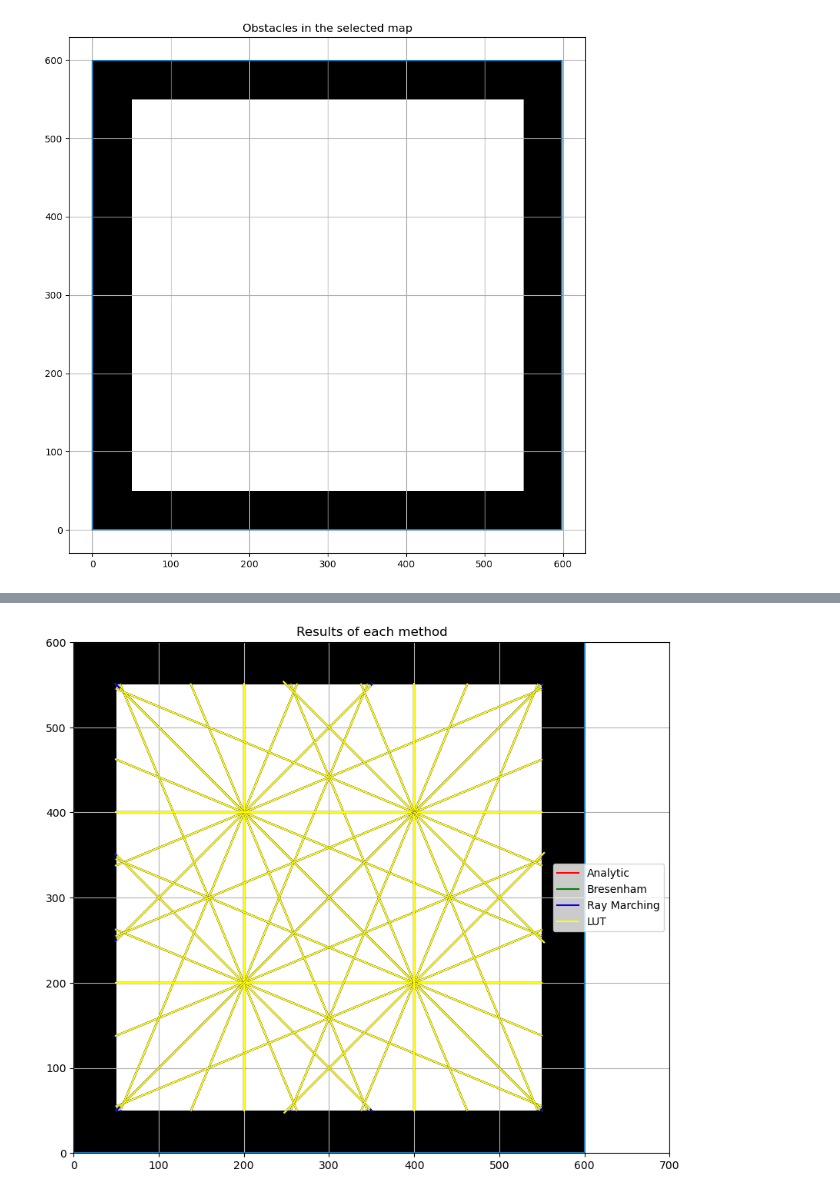
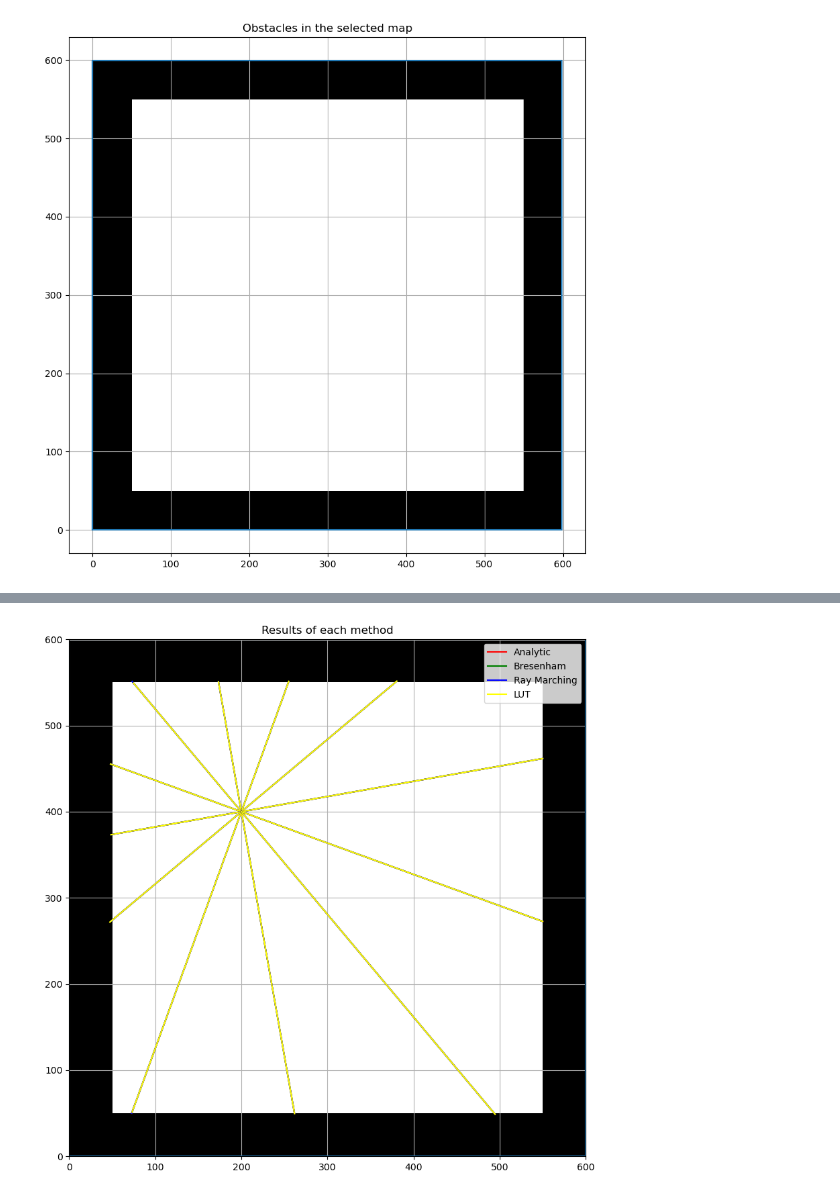
Before and after one commit to tianyilim/range_libc, a Jupyter notebook: benchmarking/comparing_rangelib_methods.ipynb, the cells around one changed output, grey strips where cells are left out. Drawn from its saved outputs; the diff is of its cells as text; code cells hidden in the pictures.

```diff
--- a/benchmarking/comparing_rangelib_methods.ipynb
+++ b/benchmarking/comparing_rangelib_methods.ipynb
@@ -47,7 +47,7 @@ Image.fromarray(corner_map).save(
 # Define global params
 plt.rcParams['figure.figsize'] = [10, 10]
 
-MAX_RANGE_ALL_METHODS = 1000.0
+MAX_RANGE_ALL_METHODS = 600.0
 
 # choose the map
 SELECTED_MAP_PATH = BOX_MAP
@@ -99,5 +131,7 @@ def batchCalcRangeAnglesAnalytic(obstacles, queryPoses, queryAngles):
 # %%
 # Setup the range methods
+GLT_THETA_DISCRETIZATION = 181
+
 testOMap = rangelib.OMap(SELECTED_MAP_PATH)
 testDistanceTransform = rangelib.DistanceTransform(testOMap)
 testBresenhams = rangelib.Bresenham(
@@ -105,12 +139,12 @@ testBresenhams = rangelib.Bresenham(
 testRayMarching = rangelib.RayMarching(
     testDistanceTransform, MAX_RANGE_ALL_METHODS)
 testGiantLookup = rangelib.GiantLUT(
-    testDistanceTransform, MAX_RANGE_ALL_METHODS, 180)
+    testDistanceTransform, MAX_RANGE_ALL_METHODS, GLT_THETA_DISCRETIZATION)
 # %%
 # define a grid of particle poses and query angles
-queryX = np.linspace(300-100, 300+100, 2, endpoint=True)
-queryY = np.linspace(300-100, 300+100, 2, endpoint=True)
-queryTheta = np.linspace(0.0, 2*np.pi, 16, endpoint=False)
+queryX = np.linspace(200, 200, 1, endpoint=True)
+queryY = np.linspace(400, 400, 1, endpoint=True)
+queryTheta = np.linspace(0.0, 2*np.pi, 12, endpoint=False)
 
 # make into np array that is acceptable by rangelib
 queryList = []
@@ -122,11 +156,17 @@ for x in queryX:
 queryPoses = np.array(queryList, dtype=np.single).transpose()
 
 # define a grid of query angles
-queryAngleTheta = np.linspace(0.0, 2*np.pi, 1, endpoint=False)
+queryAngleTheta = np.linspace(np.radians(10.0), 2*np.pi, 1, endpoint=False)
 queryAngles = np.array(queryAngleTheta, dtype=np.single)
 
 print("Query Poses: ", queryList)
 print("Query Angles: ", queryAngles)
+for theta in queryTheta:
+    for angle in queryAngles:
+        eff_angle = theta + angle
+        discretized_eff_angle = getGLTDiscretization(eff_angle, GLT_THETA_DISCRETIZATION)
+        discretized_error = getGLTDiscretizationError(eff_angle, GLT_THETA_DISCRETIZATION, discretized_eff_angle)
+        print(f"Original angle {np.degrees(eff_angle)} was wrapped to {discretized_eff_angle} with error {np.degrees(discretized_error)}")
 
 analyticResults = batchCalcRangeAnglesAnalytic(
     SELECTED_OBSTACLES, queryPoses, queryAngles)
@@ -145,7 +197,7 @@ curr_angle_idx = 0
 for analytic_res, bl_res, rm_res, glt_res in zip(analyticResults, blResults, rmResults, gltResults):
     curr_pose = queryList[curr_pose_idx]
     curr_angle = queryAngles[curr_angle_idx]
-    curr_pose = (curr_pose[0], curr_pose[1], curr_pose[2] - curr_angle)
+    curr_pose = (curr_pose[0], curr_pose[1], curr_pose[2] + curr_angle)
 
     if analytic_res < MAX_RANGE_ALL_METHODS:
         overallResults[curr_pose] = (analytic_res, bl_res, rm_res, glt_res)
@@ -158,38 +210,40 @@ for analytic_res, bl_res, rm_res, glt_res in zip(analyticResults, blResults, rmR
 plt.figure()
 plt.title("Results of each method")
 plt.grid()
 for poly in SELECTED_OBSTACLES:
     x, y = poly.exterior.xy
     plt.fill(x, y, "k")
 plt.plot((0, 600, 600, 0, 0), (0, 0, 600, 600, 0))  # map borders
 
 metadata = [
     ('red', "Analytic"),
     ('green', "Bresenham"),
     ('blue', "Ray Marching"),
     ('yellow', "LUT")
 ]
 
 first = True
 for pose, distances in overallResults.items():
+    x = pose[0]
+    y = pose[1]
+    eff_angle = pose[2]
+    plt.scatter(x, y, marker='o', color='red')
+
     for dist, meta in zip(distances, metadata):
-        eff_angle = pose[2]
         dx = np.cos(eff_angle) * dist
         dy = np.sin(eff_angle) * dist
-        x = pose[0]
-        y = pose[1]
 
         plt.plot((x, x+dx), (y, y+dy),
                  color=meta[0], label=meta[1] if first else None)
     first = False
 
 plt.legend()
-plt.xlim((0, 700))
+plt.xlim((0, 600))
 plt.ylim((0, 600))
 plt.gca().set_aspect('equal')
 plt.show()
 # %% [output]
-[figure, old version]
+[figure, new version]
 # %%
 # Plot results for elements with a collision
 
```
Also changed, not shown: parts of 7 cells of this notebook.
